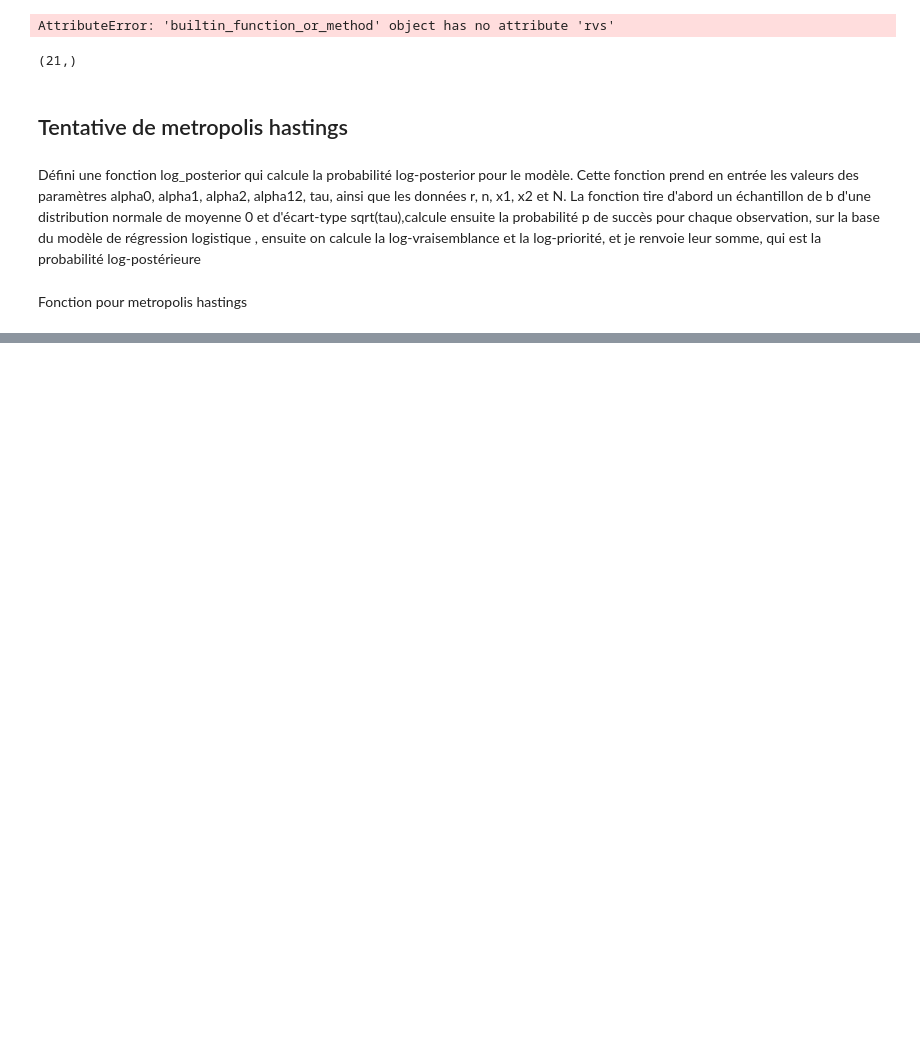
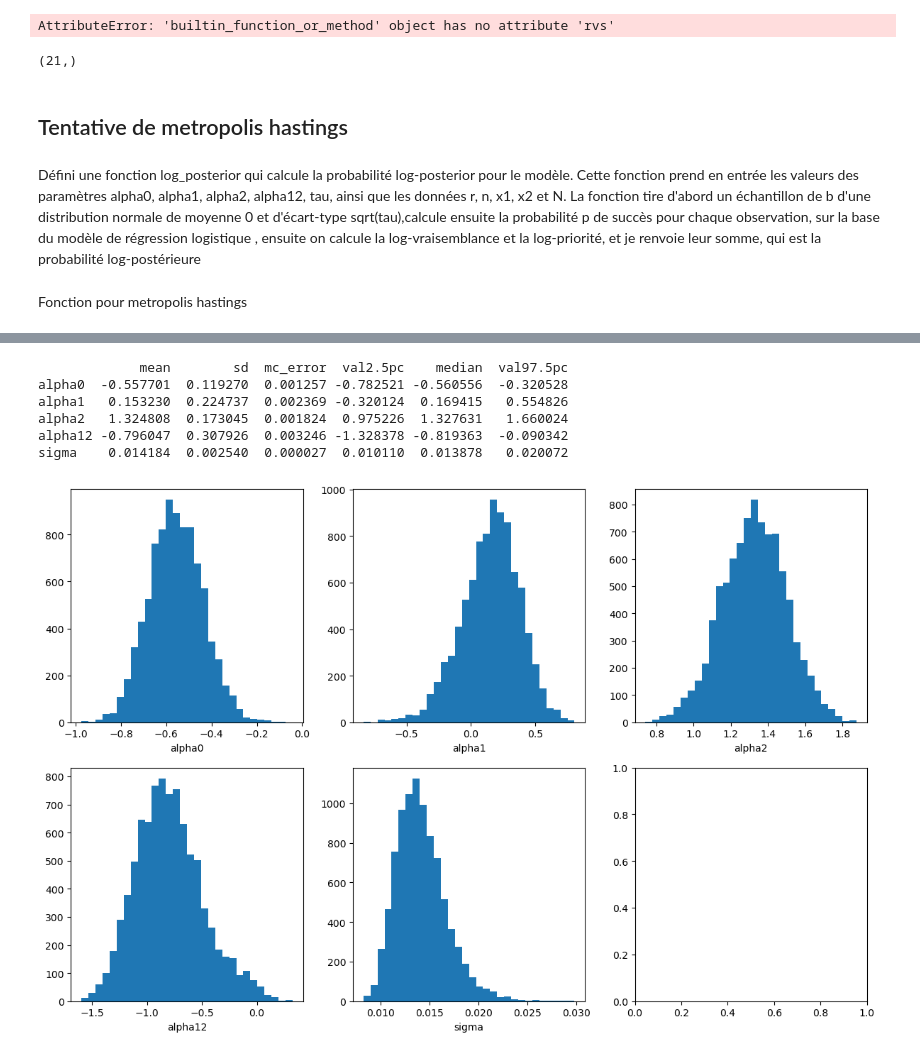
Before and after one commit to Antoine3529/MethodesBayesiennes, a Jupyter notebook: SEEDS.ipynb, the cells around one changed output, grey strips where cells are left out. Drawn from its saved outputs; the diff is of its cells as text; code cells hidden in the pictures; blank space fills up the shorter version.

```diff
--- a/SEEDS.ipynb
+++ b/SEEDS.ipynb
@@ -216,0 +196,10 @@ plt.show()
+# %%
+def log_posterior1(alpha0, alpha1, alpha2, alpha12, tau, r, n, x1, x2, N,b):
+    p = np.zeros(N)
+    for i in range(N):
+        p[i] = np.exp(alpha0 + alpha1 * x1[i] + alpha2 * x2[i] +
+                      alpha12 * x1[i] * x2[i] + b[i]) / (1 + np.exp(alpha0 + alpha1 * x1[i] + alpha2 * x2[i] +
+                      alpha12 * x1[i] * x2[i] + b[i]))
+    log_likelihood = np.sum(np.log(p) * r + np.log(1 - p) * (n - r))
+    log_prior = -0.5 * np.log(tau) - 0.5 * tau
+    return log_likelihood + log_prior
@@ -216,0 +313,3 @@ plt.show()
+# %%
+init = [alpha_0,alpha_1, alpha_2, alpha_12,8,b]
+gib=gibbs(10000, 1000, proposal_sd,0.01,init,N,x_1,x_2,r,n)
@@ -216,0 +345,34 @@ plt.show()
+# %%
+acc_rates=gib[1]
+gib=gib[0]
+# %%
+import pandas as pd
+
+# Calculate summary statistics
+result = pd.DataFrame({'mean': gib.mean(axis=0),'sd': gib.std(axis=0),'mc_error':np.std(gib, axis=0) / np.sqrt(len(gib)),'val2.5pc':np.percentile(gib, 2.5, axis=0),'median': np.median(gib,axis=0),'val97.5pc': np.percentile(gib, 97.5, axis=0)},index=['alpha0', 'alpha1', 'alpha2', 'alpha12','sigma'])
+
+print(result)
+# %% [output]
+             mean        sd  mc_error  val2.5pc    median  val97.5pc
+alpha0  -0.557701  0.119270  0.001257 -0.782521 -0.560556  -0.320528
+alpha1   0.153230  0.224737  0.002369 -0.320124  0.169415   0.554826
+alpha2   1.324808  0.173045  0.001824  0.975226  1.327631   1.660024
+alpha12 -0.796047  0.307926  0.003246 -1.328378 -0.819363  -0.090342
+sigma    0.014184  0.002540  0.000027  0.010110  0.013878   0.020072
+# %%
+#Distribution des paramètres
+fig, axs = plt.subplots(nrows=2, ncols=3, figsize=(12, 8))
+axs[0, 0].hist(gib[:, 0], bins=30)
+axs[0, 0].set_xlabel('alpha0')
+axs[0, 1].hist(gib[:, 1], bins=30)
+axs[0, 1].set_xlabel('alpha1')
+axs[0, 2].hist(gib[:, 2], bins=30)
+axs[0, 2].set_xlabel('alpha2')
+axs[1, 0].hist(gib[:, 3], bins=30)
+axs[1, 0].set_xlabel('alpha12')
+axs[1, 1].hist(gib[:, 4], bins=30)
+axs[1, 1].set_xlabel('sigma')
+plt.tight_layout()
+plt.show()
+# %% [output]
+[figure, added]
```
Also changed, not shown: parts of 13 cells of this notebook.
